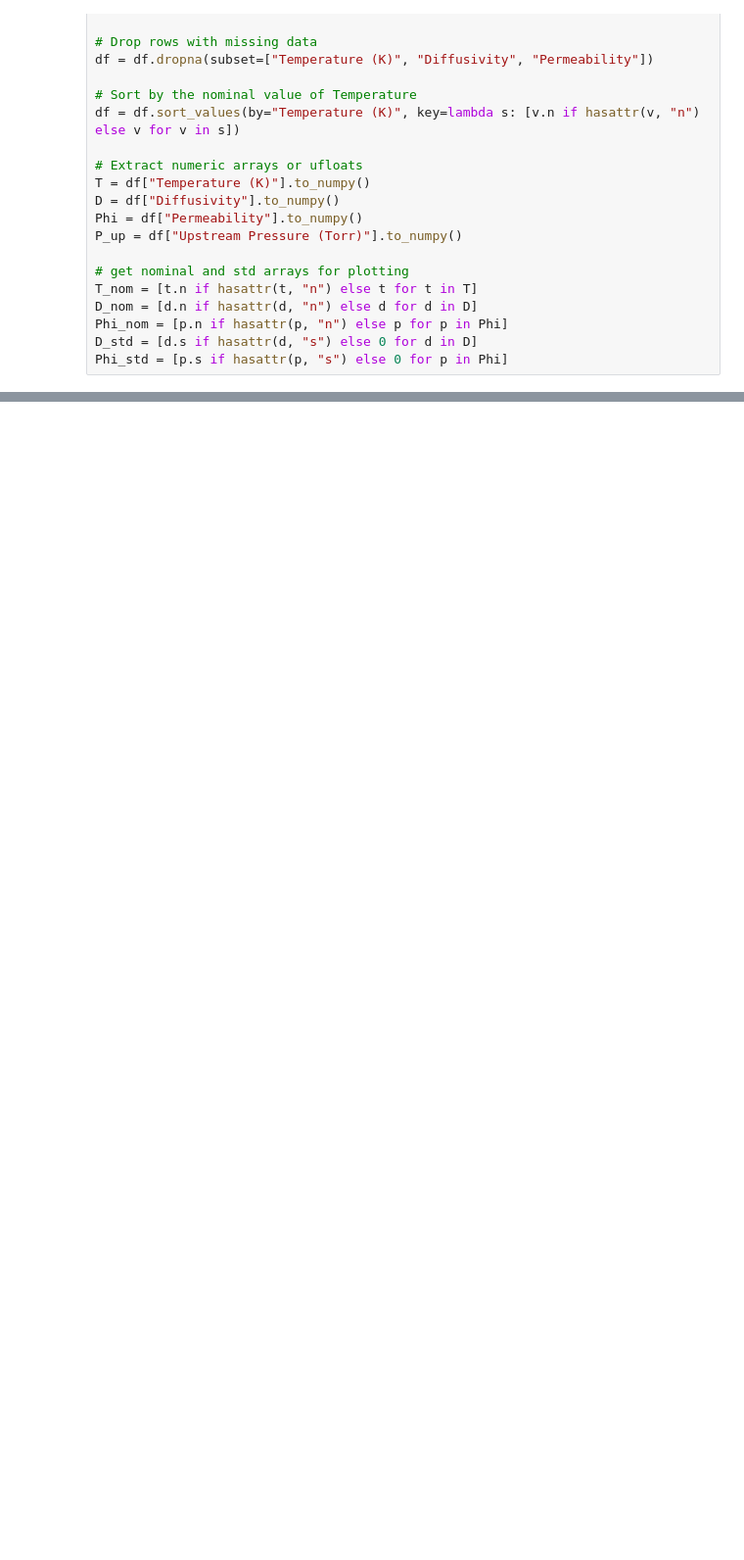
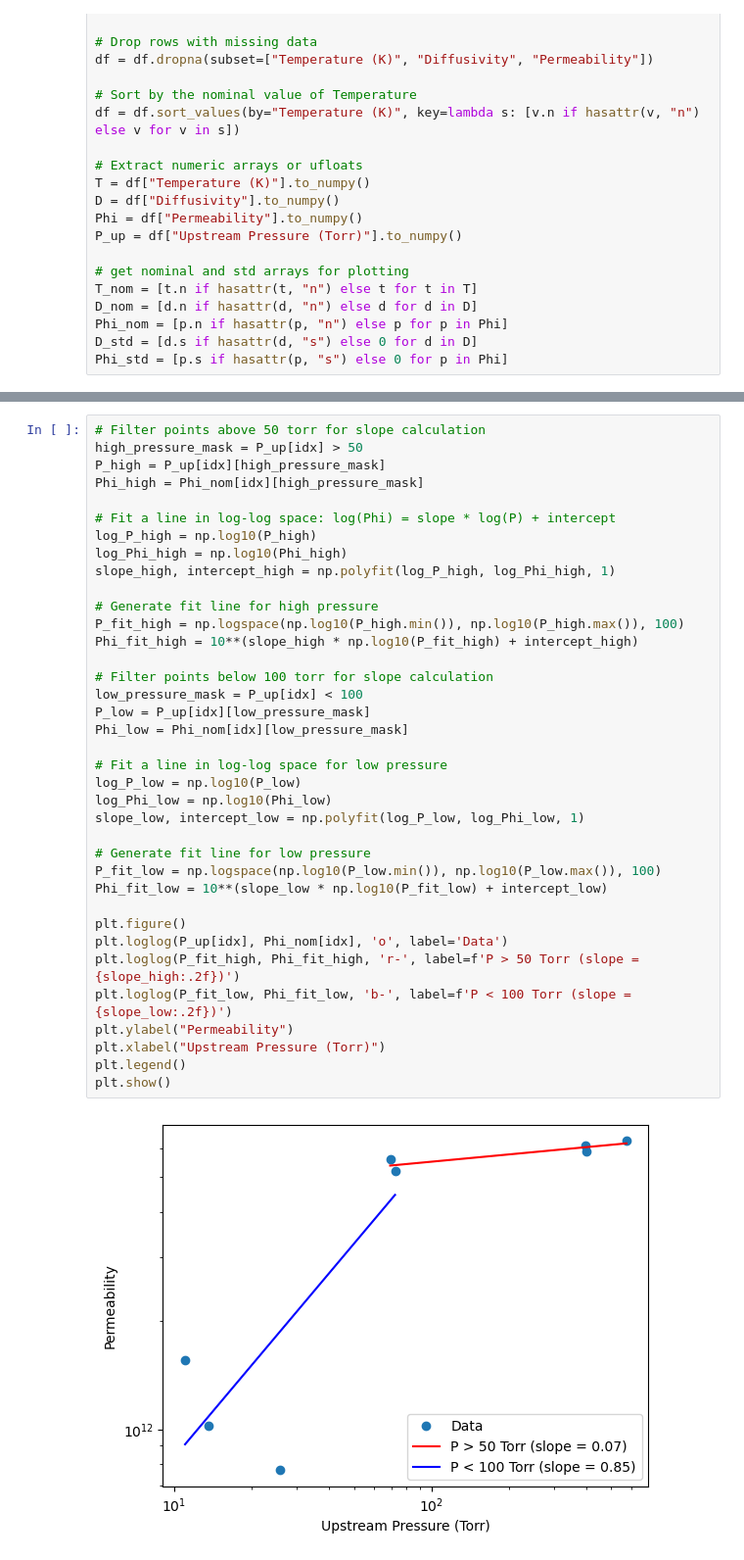
Before and after one commit to WeaverC20/permeation_barrier_analysis, a Jupyter notebook: ShieldRunsAnalysis/regime_analysis.ipynb, the cells around one changed output, grey strips where cells are left out. Shown at 98% size. Drawn from its saved outputs; the diff is of its cells as text; blank space fills up the shorter version.

```diff
--- a/ShieldRunsAnalysis/regime_analysis.ipynb
+++ b/ShieldRunsAnalysis/regime_analysis.ipynb
@@ -68,0 +69,39 @@ plt.show()
+# %%
+# Filter points above 50 torr for slope calculation
+high_pressure_mask = P_up[idx] > 50
+P_high = P_up[idx][high_pressure_mask]
+Phi_high = Phi_nom[idx][high_pressure_mask]
+
+# Fit a line in log-log space: log(Phi) = slope * log(P) + intercept
+log_P_high = np.log10(P_high)
+log_Phi_high = np.log10(Phi_high)
+slope_high, intercept_high = np.polyfit(log_P_high, log_Phi_high, 1)
+
+# Generate fit line for high pressure
+P_fit_high = np.logspace(np.log10(P_high.min()), np.log10(P_high.max()), 100)
+Phi_fit_high = 10**(slope_high * np.log10(P_fit_high) + intercept_high)
+
+# Filter points below 100 torr for slope calculation
+low_pressure_mask = P_up[idx] < 100
+P_low = P_up[idx][low_pressure_mask]
+Phi_low = Phi_nom[idx][low_pressure_mask]
+
+# Fit a line in log-log space for low pressure
+log_P_low = np.log10(P_low)
+log_Phi_low = np.log10(Phi_low)
+slope_low, intercept_low = np.polyfit(log_P_low, log_Phi_low, 1)
+
+# Generate fit line for low pressure
+P_fit_low = np.logspace(np.log10(P_low.min()), np.log10(P_low.max()), 100)
+Phi_fit_low = 10**(slope_low * np.log10(P_fit_low) + intercept_low)
+
+plt.figure()
+plt.loglog(P_up[idx], Phi_nom[idx], 'o', label='Data')
+plt.loglog(P_fit_high, Phi_fit_high, 'r-', label=f'P > 50 Torr (slope = {slope_high:.2f})')
+plt.loglog(P_fit_low, Phi_fit_low, 'b-', label=f'P < 100 Torr (slope = {slope_low:.2f})')
+plt.ylabel("Permeability")
+plt.xlabel("Upstream Pressure (Torr)")
+plt.legend()
+plt.show()
+# %% [output]
+[figure, added]
```
Also changed, not shown: parts of 1 cell of this notebook.
